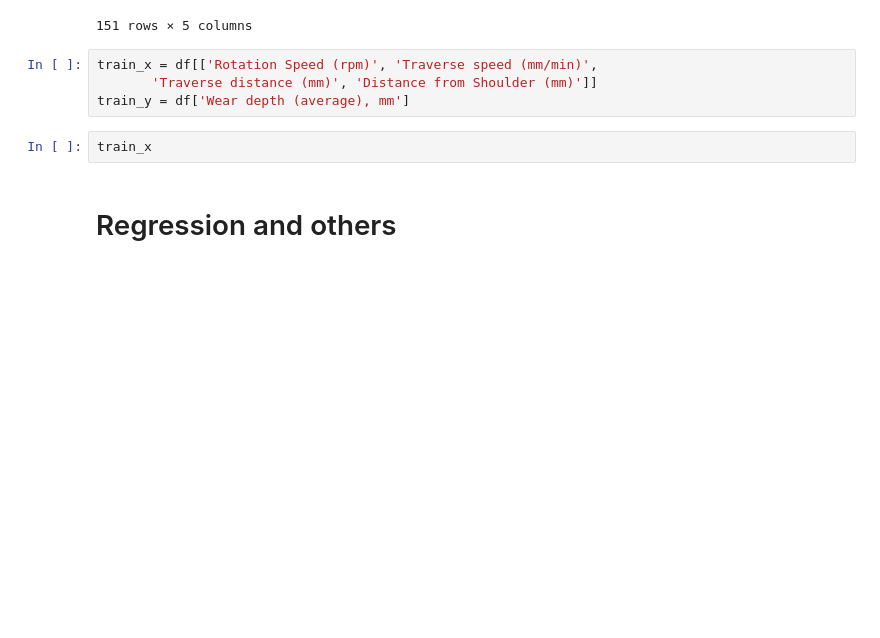
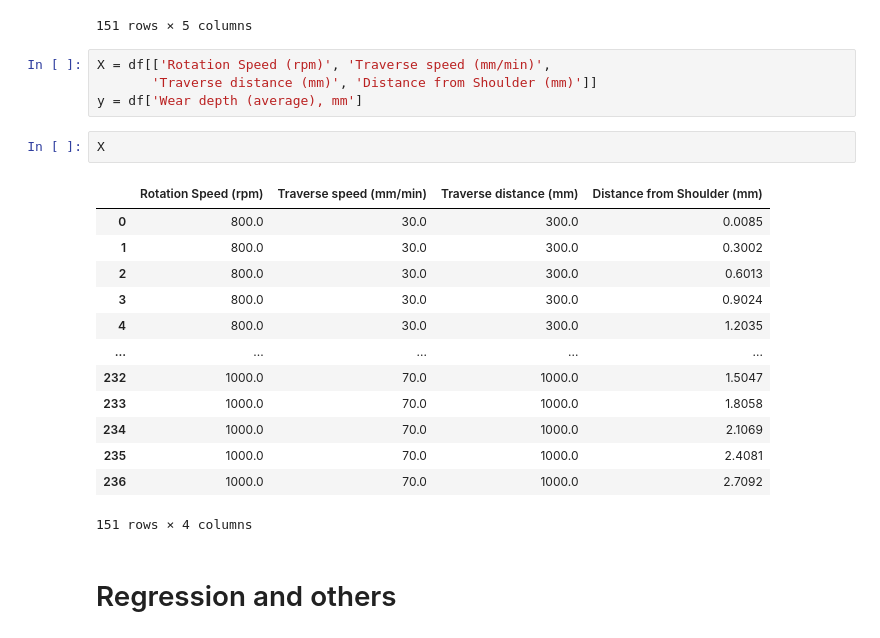
Before and after one commit to ShubhamBhut/Research, a Jupyter notebook: research.ipynb, the cells around one changed output. Drawn from its saved outputs; the diff is of its cells as text; blank space fills up the shorter version.

```diff
--- a/research.ipynb
+++ b/research.ipynb
@@ -108,11 +108,25 @@ df
 | 236 | 1000.0 | 70.0 | 1000.0 | 2.7092 | ... |
 151 rows × 5 columns
 # %%
-train_x = df[['Rotation Speed (rpm)', 'Traverse speed (mm/min)',
+X = df[['Rotation Speed (rpm)', 'Traverse speed (mm/min)',
        'Traverse distance (mm)', 'Distance from Shoulder (mm)']]
-train_y = df['Wear depth (average), mm']
+y = df['Wear depth (average), mm']
-# %%
-train_x
+# %%
+X
+# %% [output]
+|  | Rotation Speed (rpm) | Traverse speed (mm/min) | Traverse distance (mm) | Distance from Shoulder (mm) |
+| 0 | 800.0 | 30.0 | 300.0 | 0.0085 |
+| 1 | 800.0 | 30.0 | 300.0 | 0.3002 |
+| 2 | 800.0 | 30.0 | 300.0 | 0.6013 |
+| 3 | 800.0 | 30.0 | 300.0 | 0.9024 |
+| 4 | 800.0 | 30.0 | 300.0 | 1.2035 |
+| ... | ... | ... | ... | ... |
+| 232 | 1000.0 | 70.0 | 1000.0 | 1.5047 |
+| 233 | 1000.0 | 70.0 | 1000.0 | 1.8058 |
+| 234 | 1000.0 | 70.0 | 1000.0 | 2.1069 |
+| 235 | 1000.0 | 70.0 | 1000.0 | 2.4081 |
+| 236 | 1000.0 | 70.0 | 1000.0 | 2.7092 |
+151 rows × 4 columns
 # %% [markdown]
 # Regression and others
 # %% [markdown]
```
Also changed, not shown: parts of 17 cells of this notebook.
